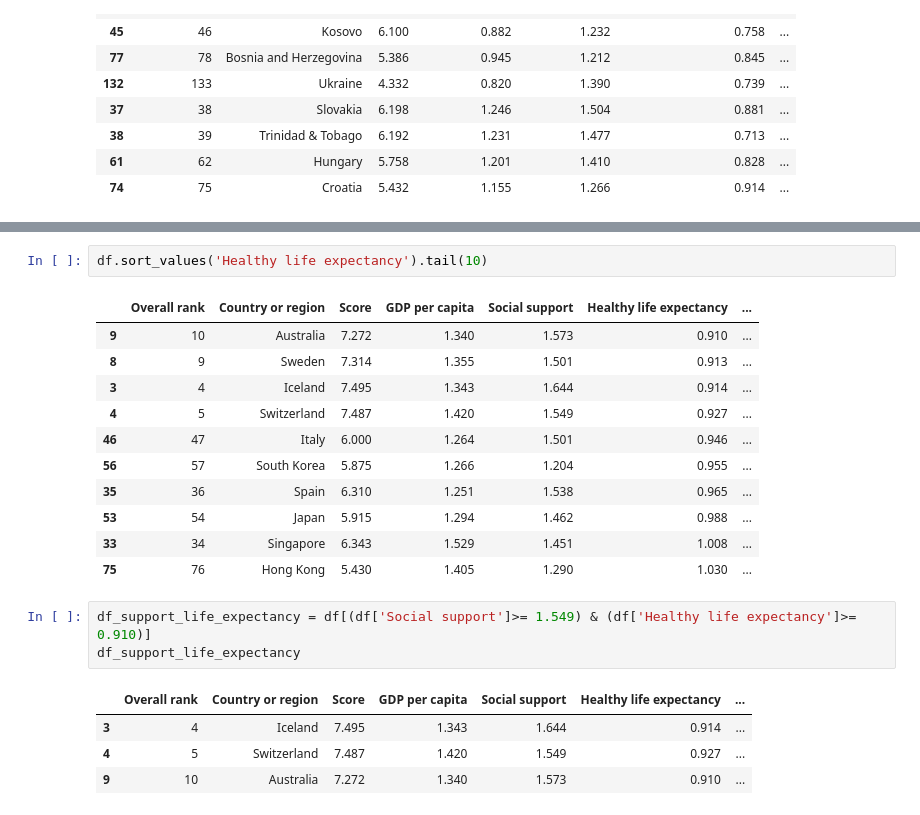
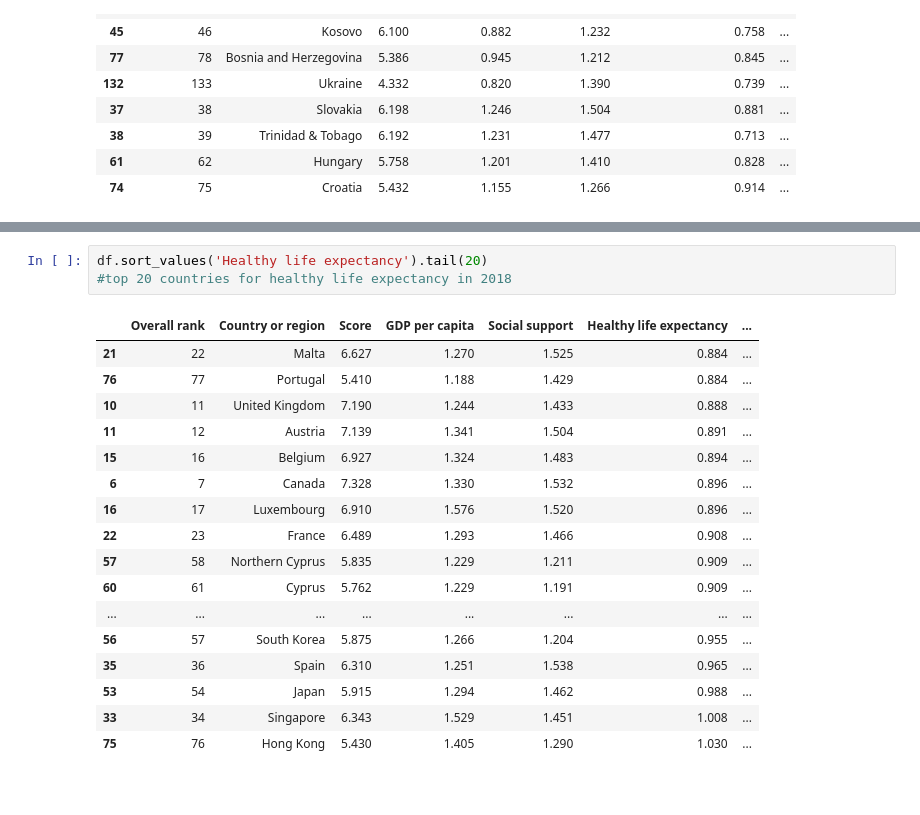
Before and after one commit to marissameadows0/BDI-475-Project, a Jupyter notebook: BDI_475_Project.ipynb, the cells around one changed output, grey strips where cells are left out. Saved outputs shown, nothing was run; the diff lists cells and outputs as text.

```diff
--- a/BDI_475_Project.ipynb
+++ b/BDI_475_Project.ipynb
@@ -217,24 +232,23 @@ df.sort_values('Social support').tail(10)
 | 7 | 8 | New Zealand | 7.324 | 1.268 | 1.601 | 0.876 | ... |
 | 3 | 4 | Iceland | 7.495 | 1.343 | 1.644 | 0.914 | ... |
 # %%
-df.sort_values('Healthy life expectancy').tail(10)
+df.sort_values('Healthy life expectancy').tail(20)
+#top 20 countries for healthy life expectancy in 2018
 # %% [output]
 |  | Overall rank | Country or region | Score | GDP per capita | Social support | Healthy life expectancy | ... |
-| 9 | 10 | Australia | 7.272 | 1.340 | 1.573 | 0.910 | ... |
-| 8 | 9 | Sweden | 7.314 | 1.355 | 1.501 | 0.913 | ... |
-| 3 | 4 | Iceland | 7.495 | 1.343 | 1.644 | 0.914 | ... |
-| 4 | 5 | Switzerland | 7.487 | 1.420 | 1.549 | 0.927 | ... |
-| 46 | 47 | Italy | 6.000 | 1.264 | 1.501 | 0.946 | ... |
+| 21 | 22 | Malta | 6.627 | 1.270 | 1.525 | 0.884 | ... |
+| 76 | 77 | Portugal | 5.410 | 1.188 | 1.429 | 0.884 | ... |
+| 10 | 11 | United Kingdom | 7.190 | 1.244 | 1.433 | 0.888 | ... |
+| 11 | 12 | Austria | 7.139 | 1.341 | 1.504 | 0.891 | ... |
+| 15 | 16 | Belgium | 6.927 | 1.324 | 1.483 | 0.894 | ... |
+| 6 | 7 | Canada | 7.328 | 1.330 | 1.532 | 0.896 | ... |
+| 16 | 17 | Luxembourg | 6.910 | 1.576 | 1.520 | 0.896 | ... |
+| 22 | 23 | France | 6.489 | 1.293 | 1.466 | 0.908 | ... |
+| 57 | 58 | Northern Cyprus | 5.835 | 1.229 | 1.211 | 0.909 | ... |
+| 60 | 61 | Cyprus | 5.762 | 1.229 | 1.191 | 0.909 | ... |
+| ... | ... | ... | ... | ... | ... | ... | ... |
 | 56 | 57 | South Korea | 5.875 | 1.266 | 1.204 | 0.955 | ... |
 | 35 | 36 | Spain | 6.310 | 1.251 | 1.538 | 0.965 | ... |
 | 53 | 54 | Japan | 5.915 | 1.294 | 1.462 | 0.988 | ... |
 | 33 | 34 | Singapore | 6.343 | 1.529 | 1.451 | 1.008 | ... |
 | 75 | 76 | Hong Kong | 5.430 | 1.405 | 1.290 | 1.030 | ... |
-# %%
-df_support_life_expectancy = df[(df['Social support']>= 1.549) & (df['Healthy life expectancy']>= 0.910)]
-df_support_life_expectancy
-# %% [output]
-|  | Overall rank | Country or region | Score | GDP per capita | Social support | Healthy life expectancy | ... |
-| 3 | 4 | Iceland | 7.495 | 1.343 | 1.644 | 0.914 | ... |
-| 4 | 5 | Switzerland | 7.487 | 1.420 | 1.549 | 0.927 | ... |
-| 9 | 10 | Australia | 7.272 | 1.340 | 1.573 | 0.910 | ... |
```
Also changed, not shown: parts of 23 cells of this notebook.
